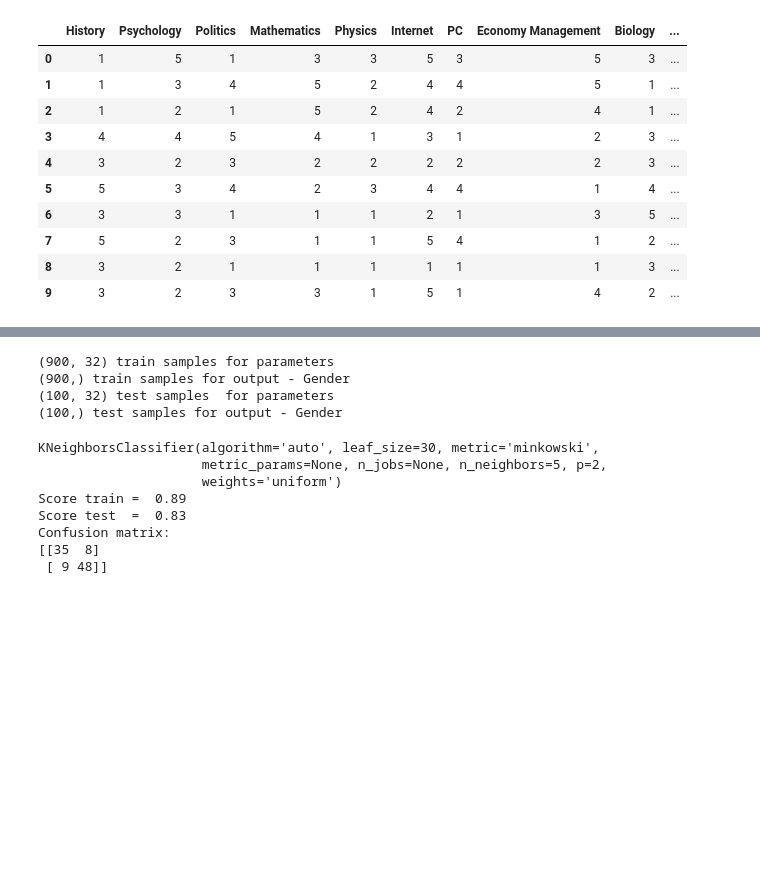
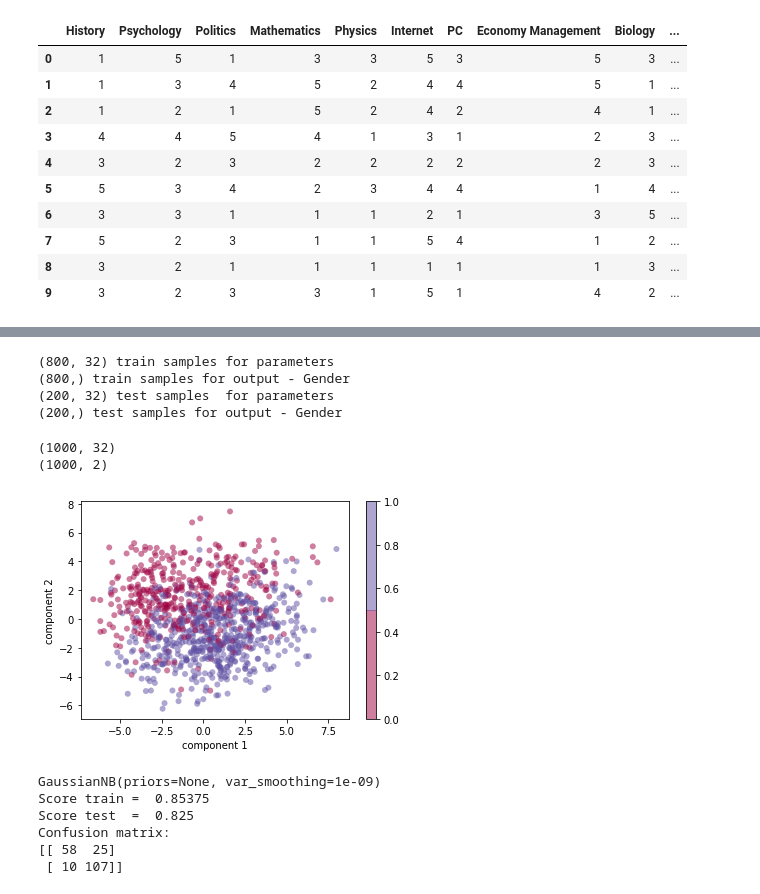
Before and after one commit to AndriiFedorchuk/Machine-learning-course, a Jupyter notebook: Main_project.ipynb, the cells around one changed output, grey strips where cells are left out. Saved outputs shown, nothing was run; the diff lists cells and outputs as text; code cells hidden in the pictures; blank space fills up the shorter version.

```diff
--- a/Main_project.ipynb
+++ b/Main_project.ipynb
@@ -28,18 +65,36 @@ x = dataset.iloc[:,:32].values
 y = dataset.iloc[:,32].values
 
 from sklearn.model_selection import train_test_split
-x_train,x_test,y_train,y_test = train_test_split(x,y,test_size = 0.1)
+x_train,x_test,y_train,y_test = train_test_split(x,y,test_size = 0.2)
+
+# print info about a shape of arrays
+print(x_train.shape, 'train samples for parameters')
+print(y_train.shape, 'train samples for output - Gender')
+print(x_test.shape, 'test samples  for parameters')
+print(y_test.shape, 'test samples for output - Gender')
+# %% [output]
+(800, 32) train samples for parameters
+(800,) train samples for output - Gender
+(200, 32) test samples  for parameters
+(200,) test samples for output - Gender
-# %%
-# print info about a shape of arrays
-print(x_train.shape, 'train samples for parameters')
-print(y_train.shape, 'train samples for output - Gender')
-print(x_test.shape, 'test samples  for parameters')
-print(y_test.shape, 'test samples for output - Gender')
-# %% [output]
-(900, 32) train samples for parameters
-(900,) train samples for output - Gender
-(100, 32) test samples  for parameters
-(100,) test samples for output - Gender
+# %%
+from sklearn.decomposition import PCA
+
+pca = PCA(2)
+projected = pca.fit_transform(x)
+print(x.shape)
+print(projected.shape)
+
+plt.scatter(projected[:, 0], projected[:, 1],
+            c=y, edgecolor='none', alpha=0.5,
+            cmap=plt.cm.get_cmap('Spectral', 2))
+plt.xlabel('component 1')
+plt.ylabel('component 2')
+plt.colorbar();
+# %% [output]
+(1000, 32)
+(1000, 2)
+[figure, added]
 # %%
 import matplotlib.pyplot as plt
 
@@ -53,9 +108,9 @@ from sklearn.neighbors import KNeighborsClassifier
 
 
 # train the model
-#clf = GaussianNB()
+clf = GaussianNB()
 #clf = LinearDiscriminantAnalysis()
-clf = KNeighborsClassifier(5)
+#clf = KNeighborsClassifier(5)
 #clf =  MLPClassifier(alpha=0.05, max_iter=10000,solver='adam', random_state=1,
 #                hidden_layer_sizes=[100, 100],early_stopping=True,
 #                verbose=10, tol=0.00001)
@@ -77,14 +132,12 @@ print('Confusion matrix:')
 print(metrics.confusion_matrix(expected, predicted))
 plt.show()
 # %% [output]
-KNeighborsClassifier(algorithm='auto', leaf_size=30, metric='minkowski',
-                     metric_params=None, n_jobs=None, n_neighbors=5, p=2,
-                     weights='uniform')
-Score train =  0.89
-Score test  =  0.83
+GaussianNB(priors=None, var_smoothing=1e-09)
+Score train =  0.85375
+Score test  =  0.825
 Confusion matrix:
-[[35  8]
- [ 9 48]]
+[[ 58  25]
+ [ 10 107]]
 # %%
 import keras
 import tensorflow as tf
```
Also changed, not shown: parts of 7 cells of this notebook.
